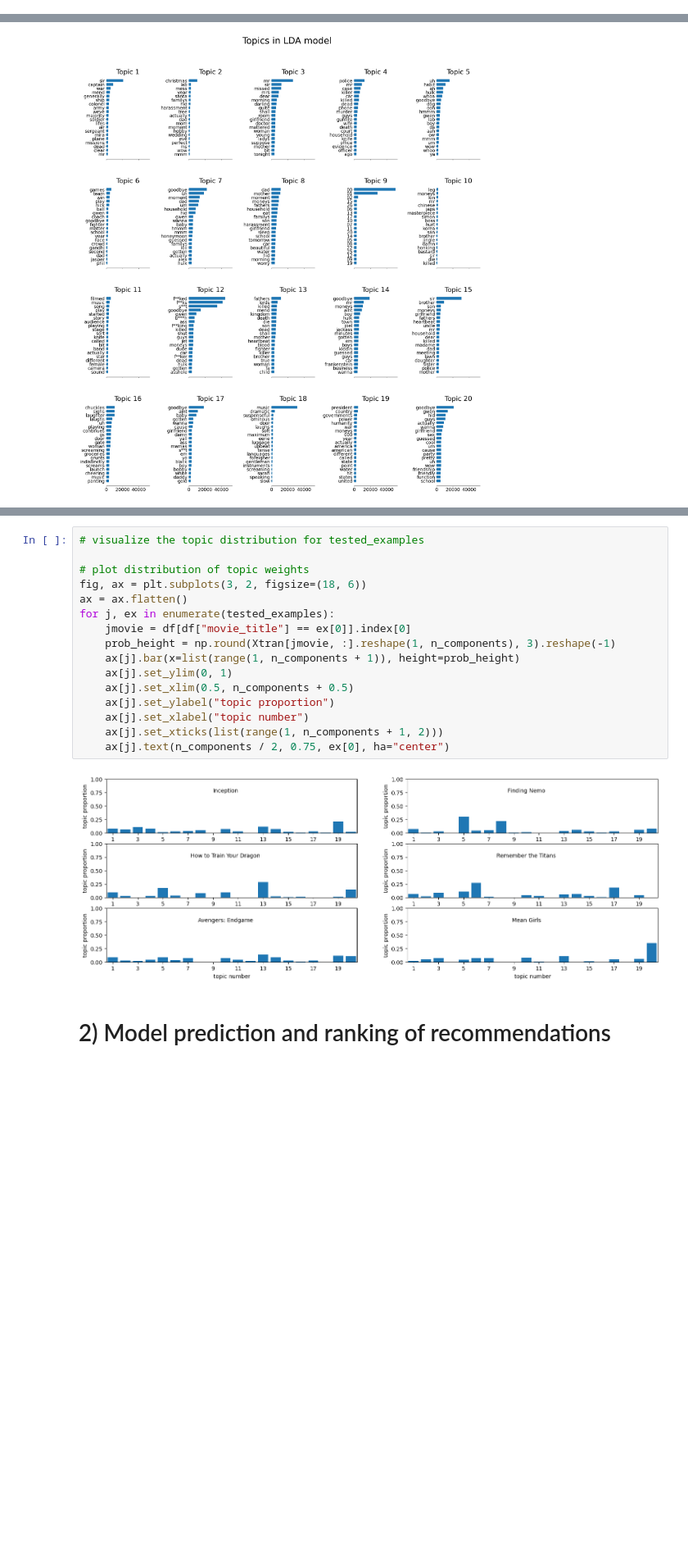
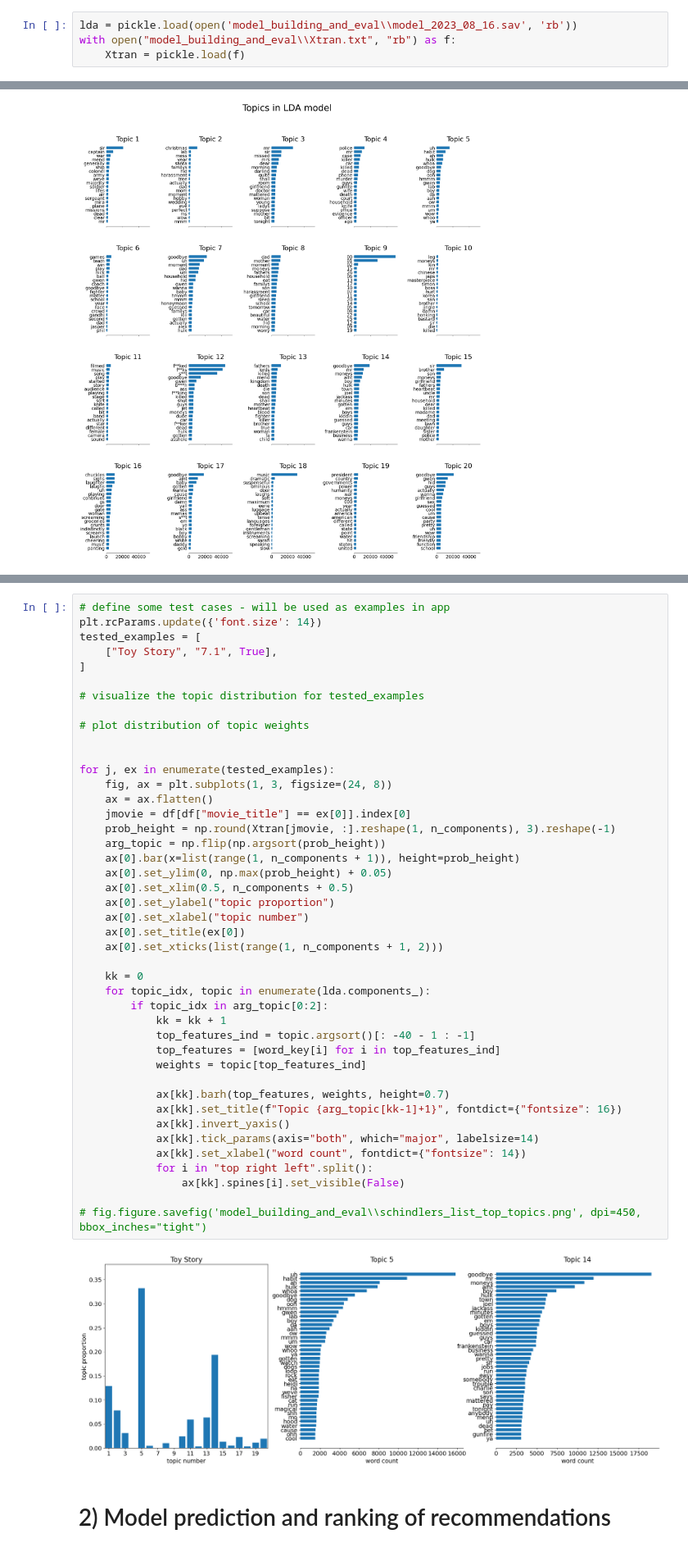
Before and after one commit to nfasano/movie_recsys, a Jupyter notebook: recsys_content_based/model_building_and_eval.ipynb, the cells around one changed output, grey strips where cells are left out. Shown at 82% size. Cells and saved outputs as stored; diff of their text form; blank space fills up the shorter version.

```diff
--- a/recsys_content_based/model_building_and_eval.ipynb
+++ b/recsys_content_based/model_building_and_eval.ipynb
@@ -108,6 +108,10 @@ done in 3879.908s.
 3358.093838267865
 # %% [markdown]
 ## 2) Model evaluation
+# %%
+lda = pickle.load(open('model_building_and_eval\\model_2023_08_16.sav', 'rb'))
+with open("model_building_and_eval\\Xtran.txt", "rb") as f:
+    Xtran = pickle.load(f)
 # %%
 # predict topic weights for all scripts in the database (4 minutes for the entire corpus)
 # this will be precomputed and saved to be used for recommender app predicitons
@@ -156,21 +191,48 @@ tested_examples = [
 # %%
+# define some test cases - will be used as examples in app
+plt.rcParams.update({'font.size': 14})
+tested_examples = [
+    ["Toy Story", "7.1", True],
+]
+
 # visualize the topic distribution for tested_examples
 
 # plot distribution of topic weights
-fig, ax = plt.subplots(3, 2, figsize=(18, 6))
-ax = ax.flatten()
+
+
 for j, ex in enumerate(tested_examples):
+    fig, ax = plt.subplots(1, 3, figsize=(24, 8))
+    ax = ax.flatten()
     jmovie = df[df["movie_title"] == ex[0]].index[0]
     prob_height = np.round(Xtran[jmovie, :].reshape(1, n_components), 3).reshape(-1)
-    ax[j].bar(x=list(range(1, n_components + 1)), height=prob_height)
-    ax[j].set_ylim(0, 1)
-    ax[j].set_xlim(0.5, n_components + 0.5)
-    ax[j].set_ylabel("topic proportion")
-    ax[j].set_xlabel("topic number")
-    ax[j].set_xticks(list(range(1, n_components + 1, 2)))
-    ax[j].text(n_components / 2, 0.75, ex[0], ha="center")
+    arg_topic = np.flip(np.argsort(prob_height))
+    ax[0].bar(x=list(range(1, n_components + 1)), height=prob_height)
+    ax[0].set_ylim(0, np.max(prob_height) + 0.05)
+    ax[0].set_xlim(0.5, n_components + 0.5)
+    ax[0].set_ylabel("topic proportion")
+    ax[0].set_xlabel("topic number")
+    ax[0].set_title(ex[0])
+    ax[0].set_xticks(list(range(1, n_components + 1, 2)))
+
+    kk = 0
+    for topic_idx, topic in enumerate(lda.components_):
+        if topic_idx in arg_topic[0:2]:
+            kk = kk + 1
+            top_features_ind = topic.argsort()[: -40 - 1 : -1]
+            top_features = [word_key[i] for i in top_features_ind]
+            weights = topic[top_features_ind]
+
+            ax[kk].barh(top_features, weights, height=0.7)
+            ax[kk].set_title(f"Topic {arg_topic[kk-1]+1}", fontdict={"fontsize": 16})
+            ax[kk].invert_yaxis()
+            ax[kk].tick_params(axis="both", which="major", labelsize=14)
+            ax[kk].set_xlabel("word count", fontdict={"fontsize": 14})
+            for i in "top right left".split():
+                ax[kk].spines[i].set_visible(False)
+
+# fig.figure.savefig('model_building_and_eval\\schindlers_list_top_topics.png', dpi=450, bbox_inches="tight")
 # %% [output]
-[figure, old version]
+[figure, new version]
 # %% [markdown]
 # 2) Model prediction and ranking of recommendations
 # %%
```
Also changed, not shown: parts of 3 cells of this notebook, 9 other files.
